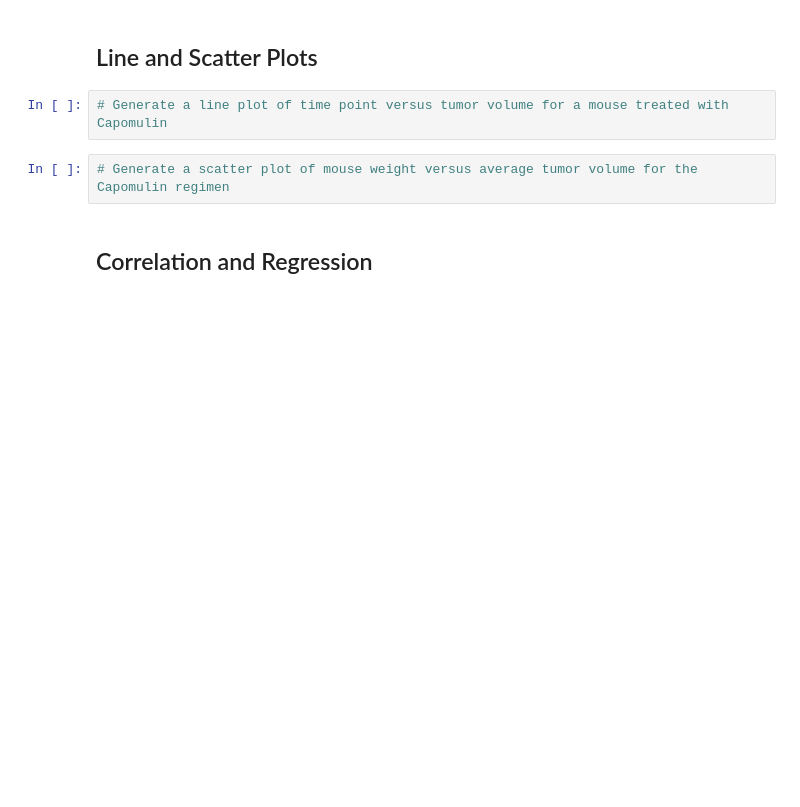
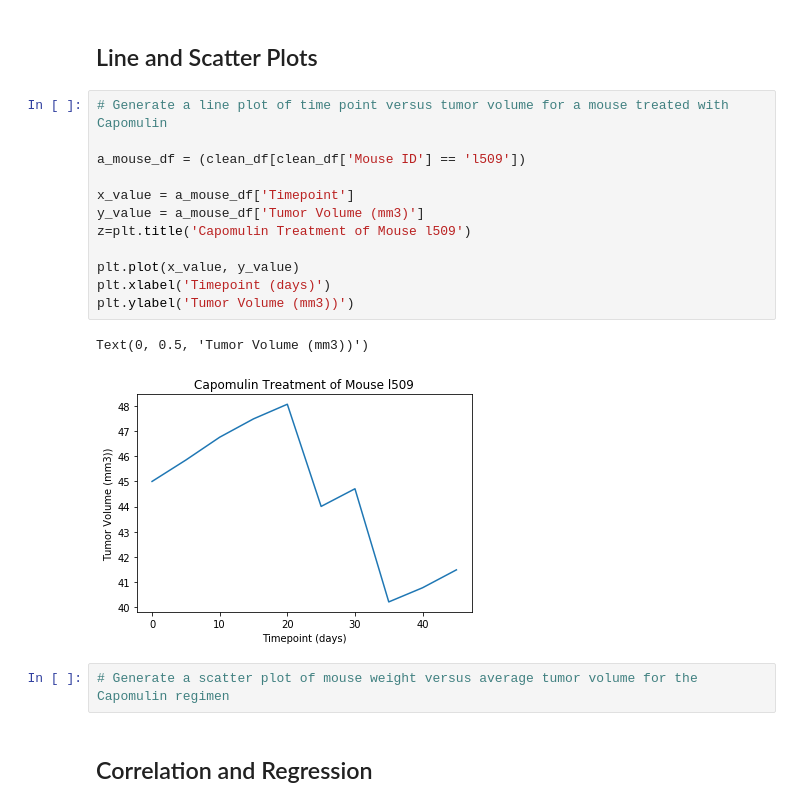
Before and after one commit to pauline-li/Matplotlib, a Jupyter notebook: Pymaceuticals/pymaceuticals_starter.ipynb, the cells around one changed output. Cells and saved outputs as stored; diff of their text form; blank space fills up the shorter version.

```diff
--- a/Pymaceuticals/pymaceuticals_starter.ipynb
+++ b/Pymaceuticals/pymaceuticals_starter.ipynb
@@ -245,6 +258,19 @@ find_outliers
 ## Line and Scatter Plots
 # %%
 # Generate a line plot of time point versus tumor volume for a mouse treated with Capomulin
+
+a_mouse_df = (clean_df[clean_df['Mouse ID'] == 'l509'])
+
+x_value = a_mouse_df['Timepoint']
+y_value = a_mouse_df['Tumor Volume (mm3)']
+z=plt.title('Capomulin Treatment of Mouse l509')
+
+plt.plot(x_value, y_value)
+plt.xlabel('Timepoint (days)')
+plt.ylabel('Tumor Volume (mm3))')
+# %% [output]
+Text(0, 0.5, 'Tumor Volume (mm3))')
+[figure, added]
 # %%
 # Generate a scatter plot of mouse weight versus average tumor volume for the Capomulin regimen
 # %% [markdown]
```
Also changed, not shown: parts of 1 cell of this notebook, 1 other file.
